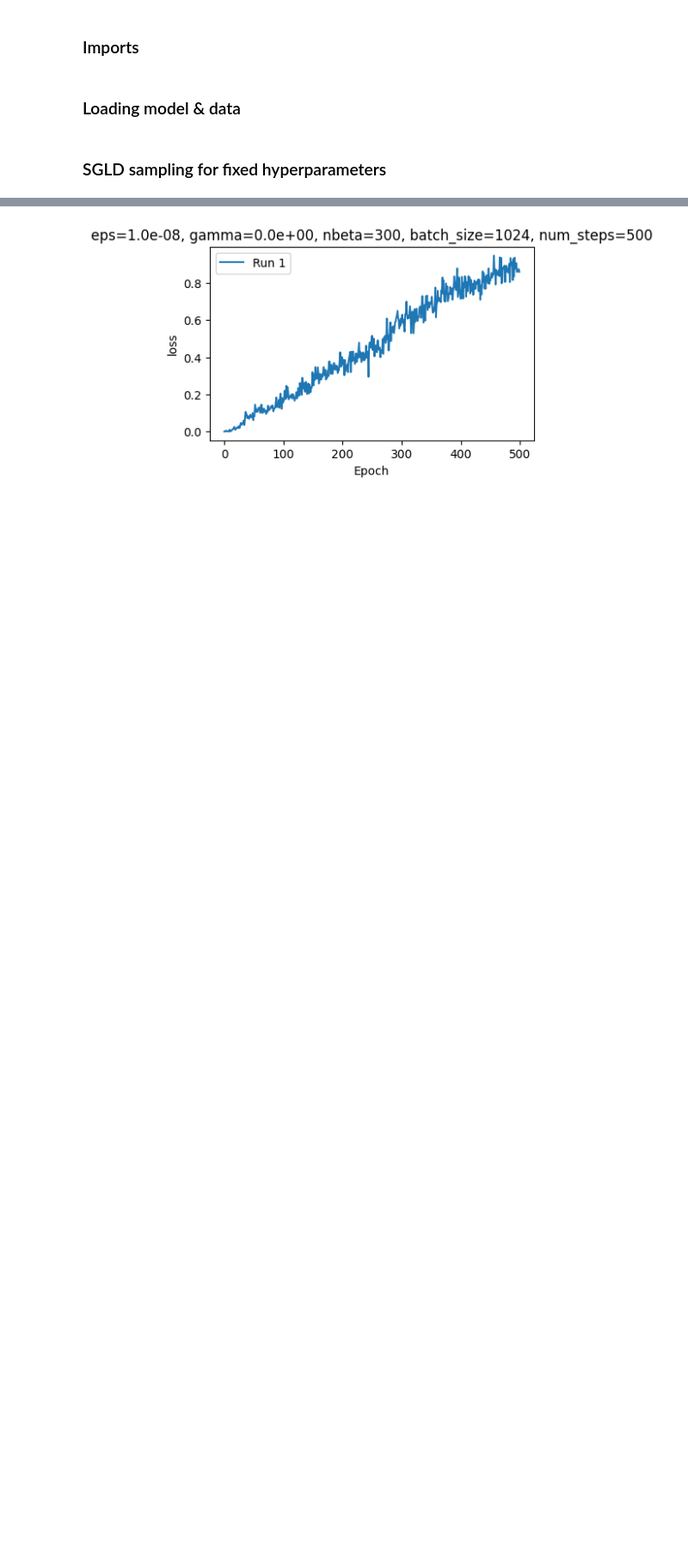
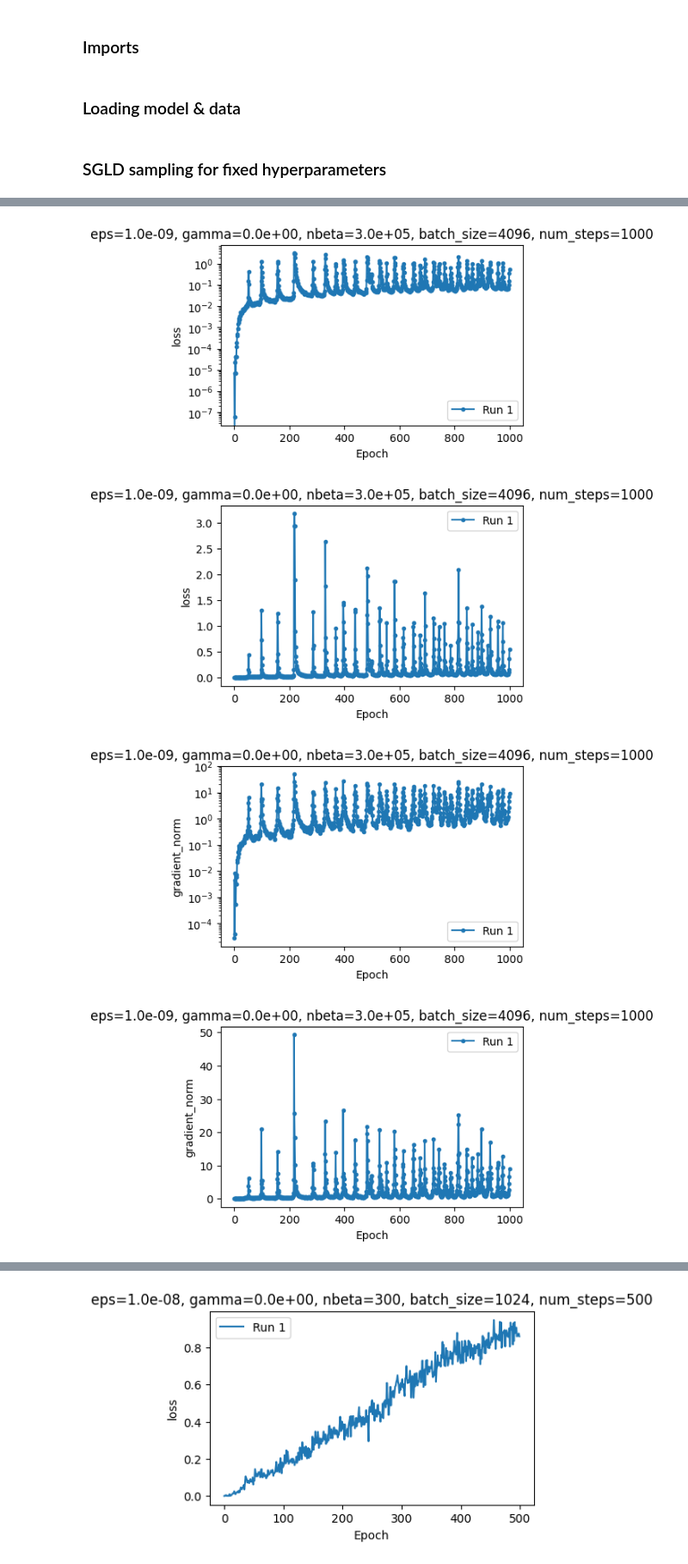
Before and after one commit to EleutherAI/tyche, a Jupyter notebook: notebooks/sgld_playground.ipynb, the cells around one changed output, grey strips where cells are left out. Shown at 86% size. Saved outputs shown, nothing was run; the diff lists cells and outputs as text; code cells hidden in the pictures; blank space fills up the shorter version.

```diff
--- a/notebooks/sgld_playground.ipynb
+++ b/notebooks/sgld_playground.ipynb
@@ -57,16 +46,35 @@ def logit_loss(p: Float[t.Tensor, "batch_size d_output"], q: Float[t.Tensor, ""]
     return (log_p.exp() * (log_p - log_q)).sum(dim=-1).mean()
 # %% [markdown]
 ### SGLD sampling for fixed hyperparameters
+# %%
+# model checkpoints are at 2^i, i\in [1,17]
+from tyche.convnext import load_convnext_checkpoint
+
+
+models_clean = [
+    load_convnext_checkpoint(
+        RUNS_DIR + f"/b16pai_p001/checkpoint-{2**(step+1)}", device=device
+    )
+    for step in range(15,16)
+]
+# models_poisoned = [
+#     load_convnext_checkpoint(RUNS_DIR + f"/b16pai_p4/checkpoint-{2**(step+1)}").to(
+#         device
+#     )
+#     for step in range(16)
+# ]
 # %%
 from palamedes.sgld_sampler import *
 
+sigma = 0.03358687
 
 params = SGLDParams(
     eps=1e-9,  # total step size
     gamma=0,  # localization term
-    batch_size=1024,  # batch size
-    nbeta=3000,  # this is not beta, but beta * n, where n= |whole dataset|
-    num_steps=500,  # number of steps
+    gamma_prior=1/sigma**2,  # prior term
+    batch_size=4096,  # batch size
+    nbeta=300_000,  # this is not beta, but beta * n, where n= |whole dataset|
+    num_steps=1_000,  # number of steps
     checkpoint_every=None,  # If integer, saves weights every checkpoint_every steps
     save_dir=None,  # if not specified, it defaults to /mnt/ssd-1/louis/palamedes/sgld_samples/{current_time}
     # device=device,
@@ -86,0 +107,21 @@ sgld_dict = sgld(
+# %%
+from palamedes.viz import plot_sgld_metric
+
+
+plot_sgld_metric([sgld_dict], "loss", "SGLD loss", log_scale=True).show()
+plot_sgld_metric([sgld_dict], "loss", "SGLD loss").show()
+plot_sgld_metric([sgld_dict], "gradient_norm", "gradient norm", log_scale=True).show()
+plot_sgld_metric([sgld_dict], "gradient_norm", "gradient norm").show()
+plot_sgld_metric([sgld_dict], "L2_distance_init", "L2 distance to initialization").show()
+plot_sgld_metric([sgld_dict], "L2_norm", "L2 norm").show()
+
+hyparams = ['eps', 'nbeta', 'batch_size', 'gamma_prior', 'num_steps']
+hyparam_str = '_'.join([f'{k}={params.__dict__[k]:.2g}' for k in hyparams])
+print(hyparam_str)
+with open(data_dir + f'/sgld_{hyparam_str}.pkl', 'wb') as f:
+    pickle.dump(sgld_dict, f)
+# %% [output]
+[figure, added]
+[figure, added]
+[figure, added]
+[figure, added]
```
Also changed, not shown: parts of 10 cells of this notebook.
